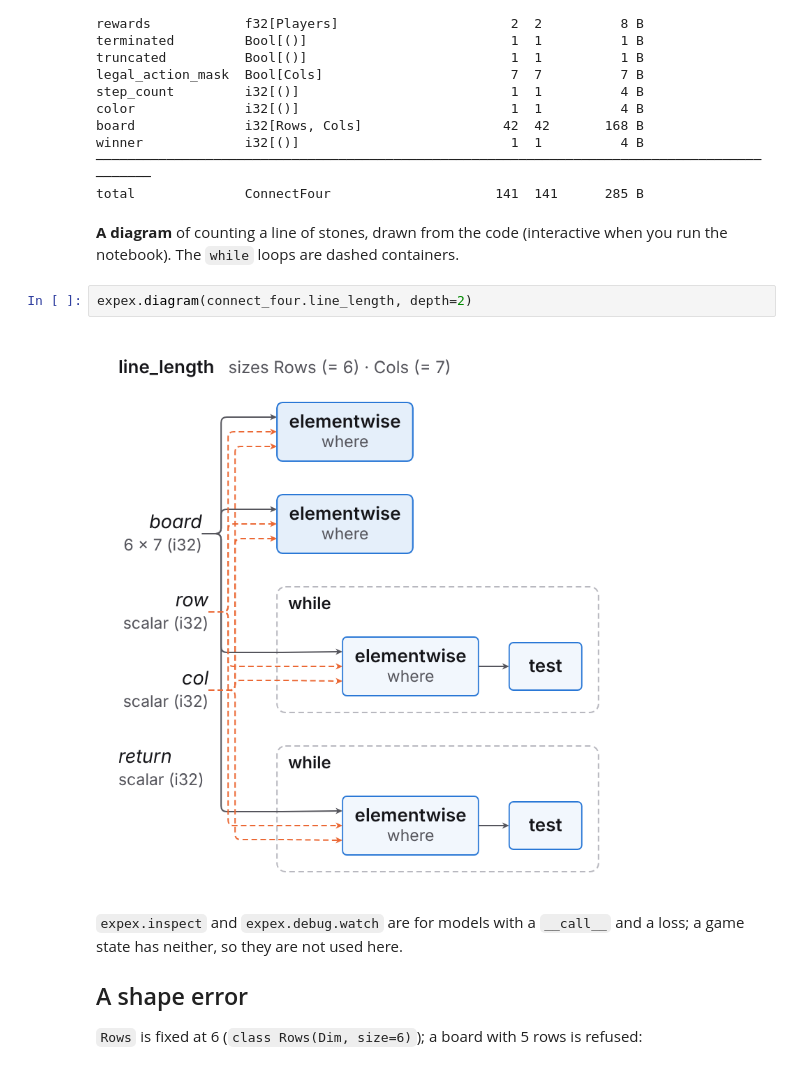
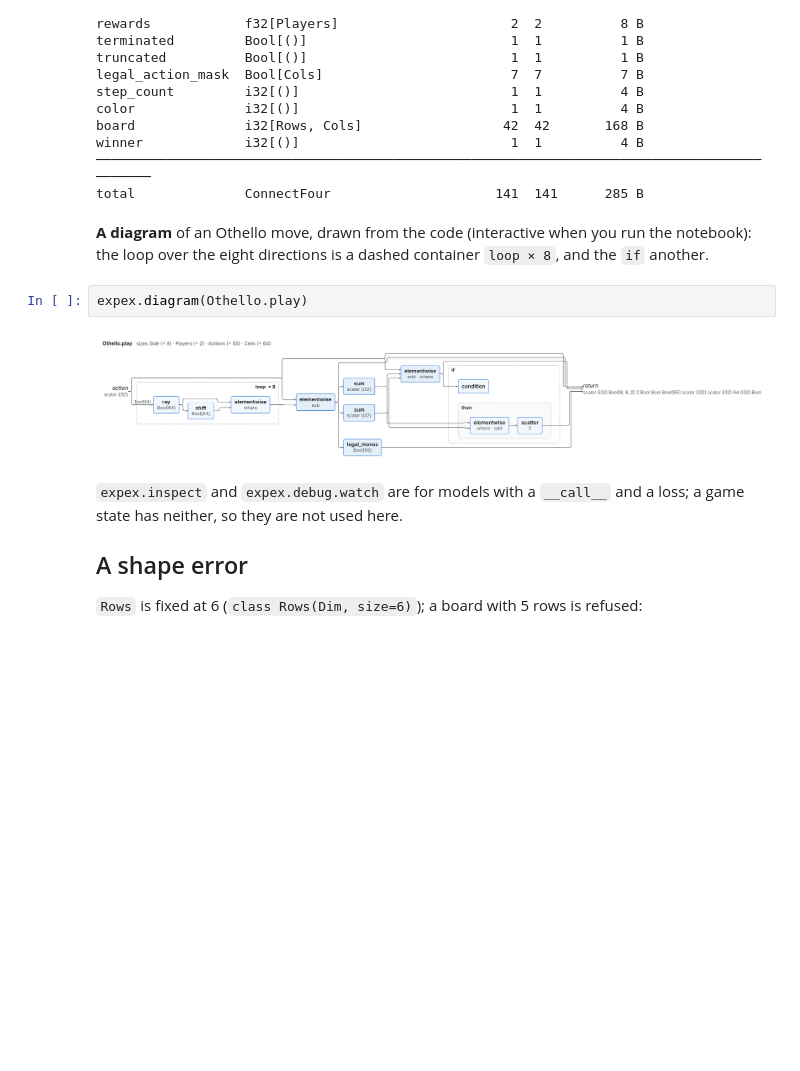
Before and after one commit to davidesartor/expex, a Jupyter notebook: examples/notebooks/pgx.ipynb, the cells around one changed output. Drawn from its saved outputs; the diff is of its cells as text; blank space fills up the shorter version.

Commit message:
WIP: notebooks done; fuzzing and compile time in progress
Co-Authored-By: Claude Opus 5.5 <noreply@anthropic.com>
Claude-Session: https://claude.ai/code/session_019hQ6YQybxuL6LJ78FKTkk6

```diff
--- a/examples/notebooks/pgx.ipynb
+++ b/examples/notebooks/pgx.ipynb
@@ -247,12 +247,12 @@ winner             i32[()]                           1  1          4 B
 ────────────────────────────────────────────────────────────────────────────────────────────
 total              ConnectFour                     141  141      285 B
 # %% [markdown]
-**A diagram** of counting a line of stones, drawn from the code (interactive when you run the
-notebook). The `while` loops are dashed containers.
+**A diagram** of an Othello move, drawn from the code (interactive when you run the notebook):
+the loop over the eight directions is a dashed container `loop × 8`, and the `if` another.
 # %%
-expex.diagram(connect_four.line_length, depth=2)
+expex.diagram(Othello.play)
 # %% [output]
-[figure, old version]
+[figure, new version]
 # %% [markdown]
 `expex.inspect` and `expex.debug.watch` are for models with a `__call__` and a loss; a game
 state has neither, so they are not used here.
```
Also changed, not shown: parts of 3 cells of this notebook, 48 other files.
